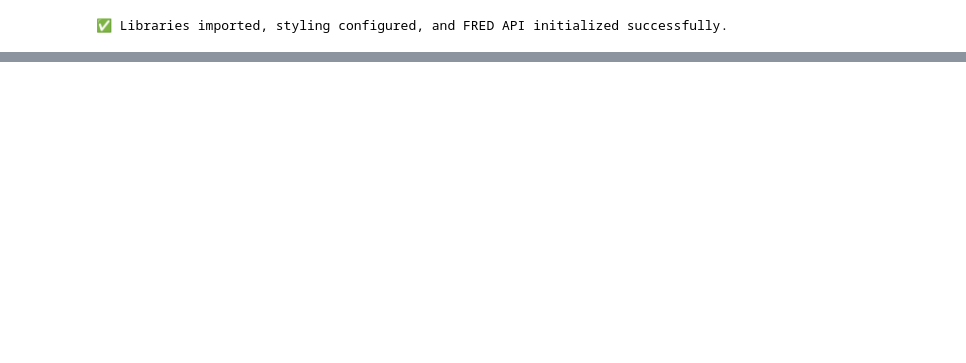
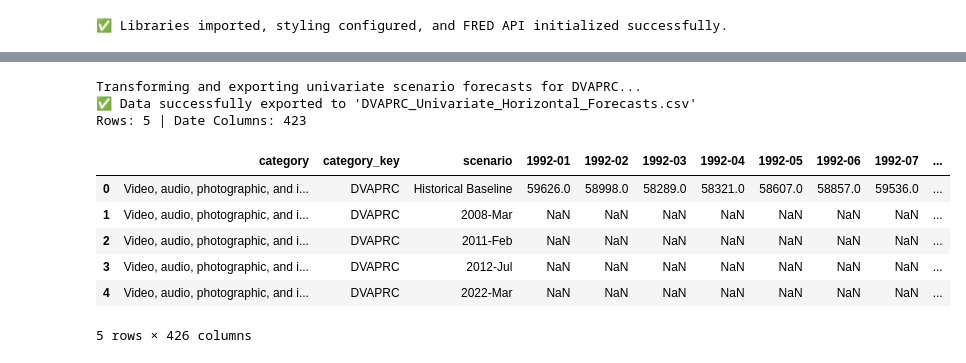
Before and after one commit to daniel-wong-tsmc/timesfm-brent-crude, a Jupyter notebook: timesfm_pce_forecast.ipynb, the cells around one changed output, grey strips where cells are left out. Drawn from its saved outputs; the diff is of its cells as text; code cells hidden in the pictures; blank space fills up the shorter version.

```diff
--- a/timesfm_pce_forecast.ipynb
+++ b/timesfm_pce_forecast.ipynb
@@ -557,0 +614,68 @@ Generating Interactive Plotly Dashboards...
+# %%
+# %%
+# Cell 11: Export Direct Univariate Forecast Data (Horizontal Format)
+import pandas as pd
+
+print(f"Transforming and exporting univariate scenario forecasts for {TARGET_SECTOR}...")
+
+# 1. FIX: Grab exact mapping from df_long to avoid variable collisions
+csv_names = dict(zip(df_long['category_key'], df_long['category']))
+
+# 2. Process Historical Target Data
+df_hist_target = df_clean[[TARGET_SECTOR]].copy().T
+df_hist_target['scenario'] = 'Historical Baseline'
+
+# 3. Process Each Direct Forecast Scenario
+scenario_target_dfs = []
+
+for scenario_name in direct_scenario_forecasts.keys():
+    df_tgt = direct_scenario_forecasts[scenario_name].rename(
+        columns={f'{TARGET_SECTOR}_Direct_Forecast': TARGET_SECTOR}
+    )
+
+    df_combined = df_tgt.T
+    df_combined['scenario'] = scenario_name
+    scenario_target_dfs.append(df_combined)
+
+# 4. Concatenate History and Scenarios Together
+df_final_target = pd.concat([df_hist_target] + scenario_target_dfs)
+
+# 5. Restructure the Metadata Columns
+df_final_target.index.name = 'category_key'
+df_final_target = df_final_target.reset_index()
+
+# Insert the exact 'category' column pulled directly from the original CSV
+df_final_target.insert(0, 'category', df_final_target['category_key'].map(csv_names).fillna(df_final_target['category_key']))
+
+# 6. Clean up Date Headers
+date_cols = [col for col in df_final_target.columns if col not in ['category', 'category_key', 'scenario']]
+
+formatted_date_cols = [d.strftime('%Y-%m') if pd.notna(d) else str(d) for d in date_cols]
+rename_dict = dict(zip(date_cols, formatted_date_cols))
+df_final_target = df_final_target.rename(columns=rename_dict)
+
+final_col_order = ['category', 'category_key', 'scenario'] + formatted_date_cols
+df_final_target = df_final_target[final_col_order]
+
+df_final_target['sort_order'] = df_final_target['scenario'].apply(lambda x: 0 if x == 'Historical Baseline' else 1)
+df_final_target = df_final_target.sort_values(by=['category_key', 'sort_order', 'scenario']).drop(columns=['sort_order'])
+
+# 7. Export to CSV
+export_filename = f"{TARGET_SECTOR}_Univariate_Horizontal_Forecasts.csv"
+df_final_target.to_csv(export_filename, index=False)
+
+print(f"✅ Data successfully exported to '{export_filename}'")
+print(f"Rows: {len(df_final_target)} | Date Columns: {len(formatted_date_cols)}")
+
+display(df_final_target.head())
+# %% [output]
+Transforming and exporting univariate scenario forecasts for DVAPRC...
+✅ Data successfully exported to 'DVAPRC_Univariate_Horizontal_Forecasts.csv'
+Rows: 5 | Date Columns: 423
+|  | category | category_key | scenario | 1992-01 | 1992-02 | 1992-03 | 1992-04 | 1992-05 | 1992-06 | 1992-07 | ... |
+| 0 | Video, audio, photographic, and i... | DVAPRC | Historical Baseline | 59626.0 | 58998.0 | 58289.0 | 58321.0 | 58607.0 | 58857.0 | 59536.0 | ... |
+| 1 | Video, audio, photographic, and i... | DVAPRC | 2008-Mar | NaN | NaN | NaN | NaN | NaN | NaN | NaN | ... |
+| 2 | Video, audio, photographic, and i... | DVAPRC | 2011-Feb | NaN | NaN | NaN | NaN | NaN | NaN | NaN | ... |
+| 3 | Video, audio, photographic, and i... | DVAPRC | 2012-Jul | NaN | NaN | NaN | NaN | NaN | NaN | NaN | ... |
+| 4 | Video, audio, photographic, and i... | DVAPRC | 2022-Mar | NaN | NaN | NaN | NaN | NaN | NaN | NaN | ... |
+5 rows × 426 columns
```
Also changed, not shown: parts of 11 cells of this notebook, 7 other files.
